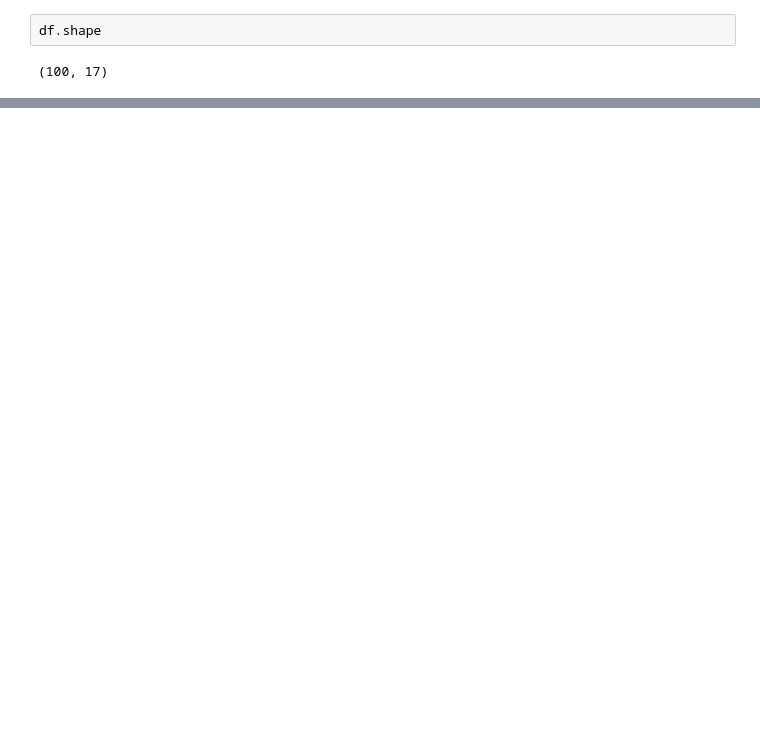
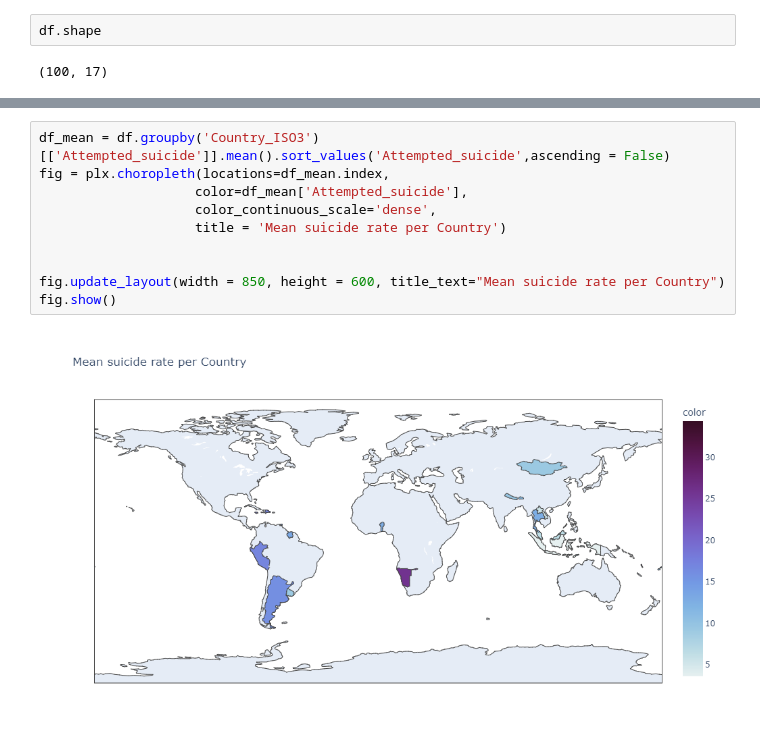
Before and after one commit to mart-anthony-stark/Machine-Learning-and-Deep-Learning, a Jupyter notebook: Suicidal Behaviours Among Adolescents/pooled_data_analysis.ipynb, the cells around one changed output, grey strips where cells are left out. Saved outputs shown, nothing was run; the diff lists cells and outputs as text; blank space fills up the shorter version.

```diff
--- a/Suicidal Behaviours Among Adolescents/pooled_data_analysis.ipynb
+++ b/Suicidal Behaviours Among Adolescents/pooled_data_analysis.ipynb
@@ -143,0 +186,12 @@ fig_bar.show()
+# %%
+df_mean = df.groupby('Country_ISO3')[['Attempted_suicide']].mean().sort_values('Attempted_suicide',ascending = False)
+fig = plx.choropleth(locations=df_mean.index,
+                    color=df_mean['Attempted_suicide'],
+                    color_continuous_scale='dense',
+                    title = 'Mean suicide rate per Country')
+
+
+fig.update_layout(width = 850, height = 600, title_text="Mean suicide rate per Country")
+fig.show()
+# %% [output]
+[figure, added]
```
Also changed, not shown: parts of 18 cells of this notebook.
